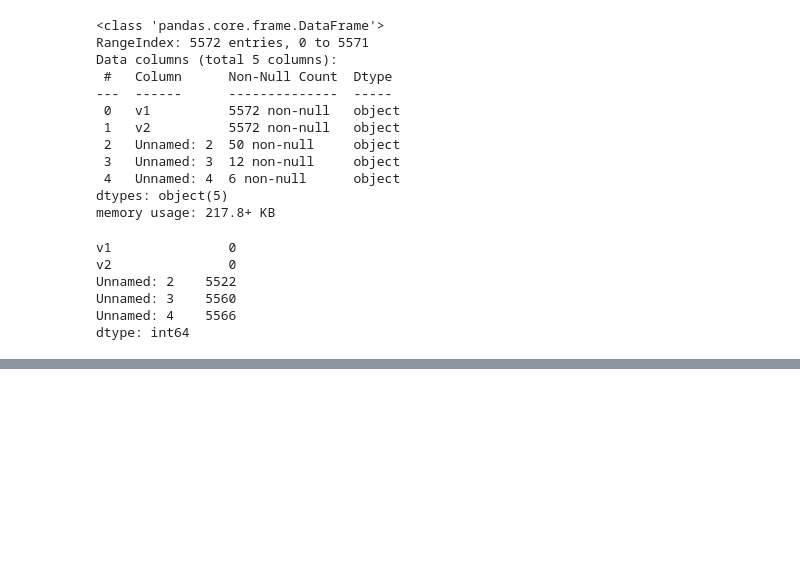
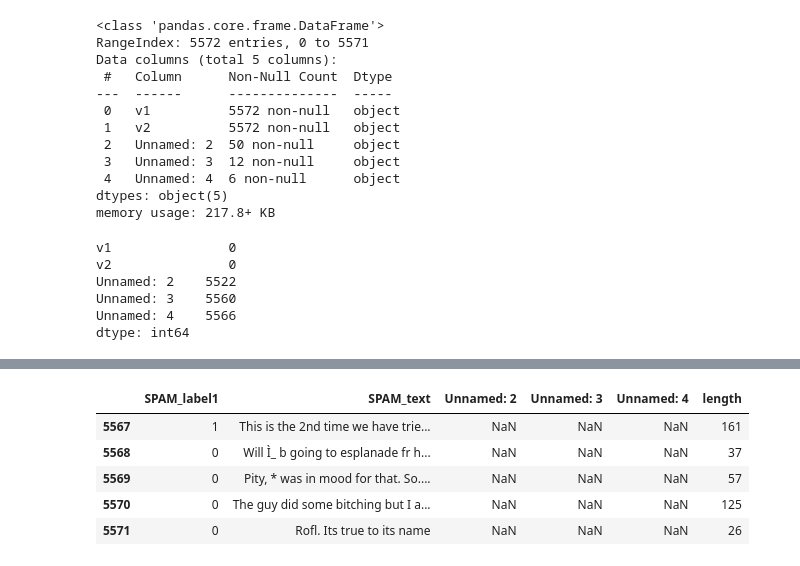
Before and after one commit to jothikak780/Muniyammal, a Jupyter notebook: OSF_task2.ipynb, the cells around one changed output, grey strips where cells are left out. Cells and saved outputs as stored; diff of their text form; code cells hidden in the pictures; blank space fills up the shorter version.

```diff
--- a/OSF_task2.ipynb
+++ b/OSF_task2.ipynb
@@ -54,0 +164,10 @@ df.tail()
+# %%
+df['length'] = df['SPAM_text'].apply(len)
+df.tail()
+# %% [output]
+|  | SPAM_label1 | SPAM_text | Unnamed: 2 | Unnamed: 3 | Unnamed: 4 | length |
+| 5567 | 1 | This is the 2nd time we have trie... | NaN | NaN | NaN | 161 |
+| 5568 | 0 | Will Ì_ b going to esplanade fr h... | NaN | NaN | NaN | 37 |
+| 5569 | 0 | Pity, * was in mood for that. So.... | NaN | NaN | NaN | 57 |
+| 5570 | 0 | The guy did some bitching but I a... | NaN | NaN | NaN | 125 |
+| 5571 | 0 | Rofl. Its true to its name | NaN | NaN | NaN | 26 |
```
Also changed, not shown: parts of 17 cells of this notebook.
